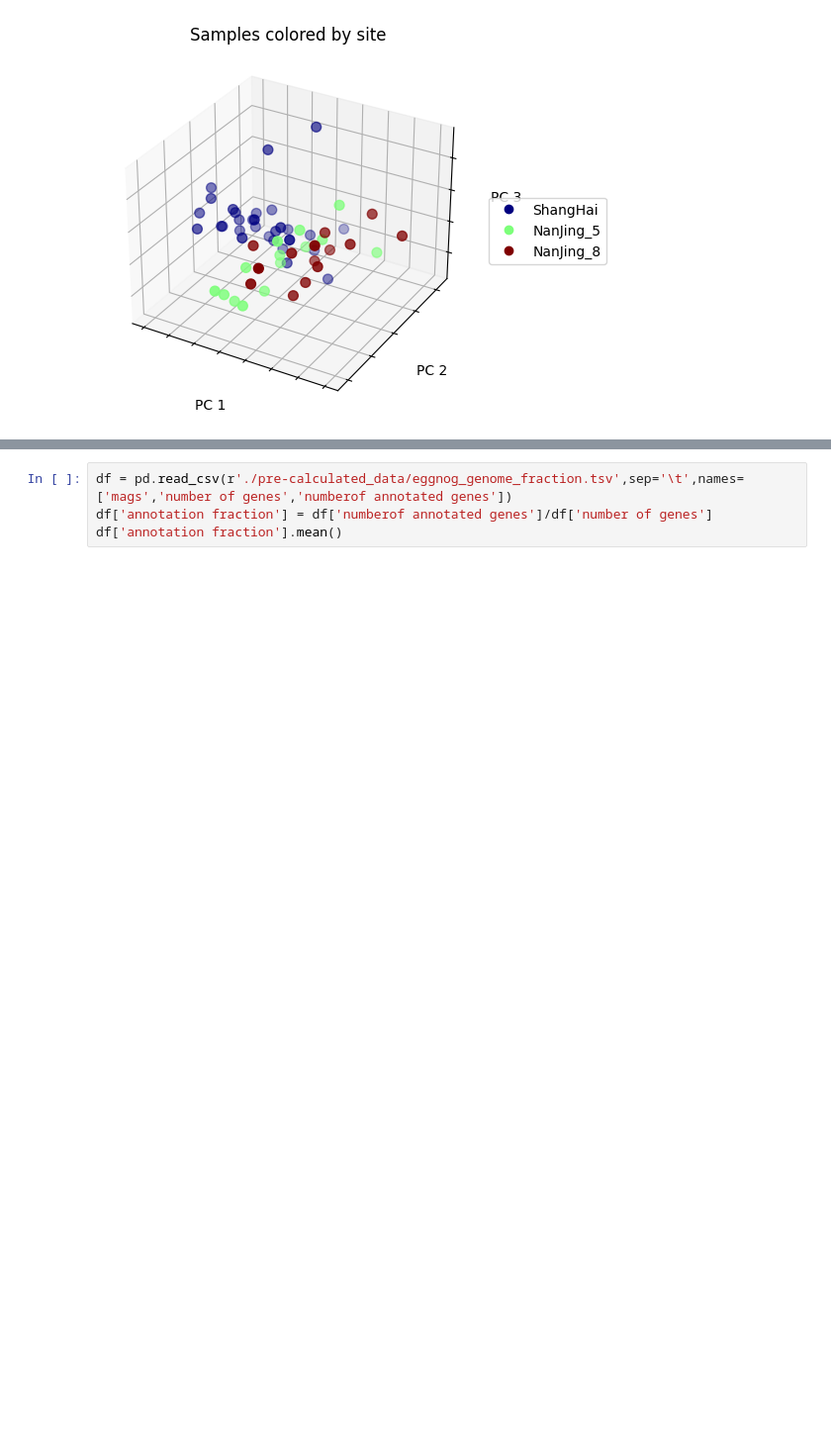
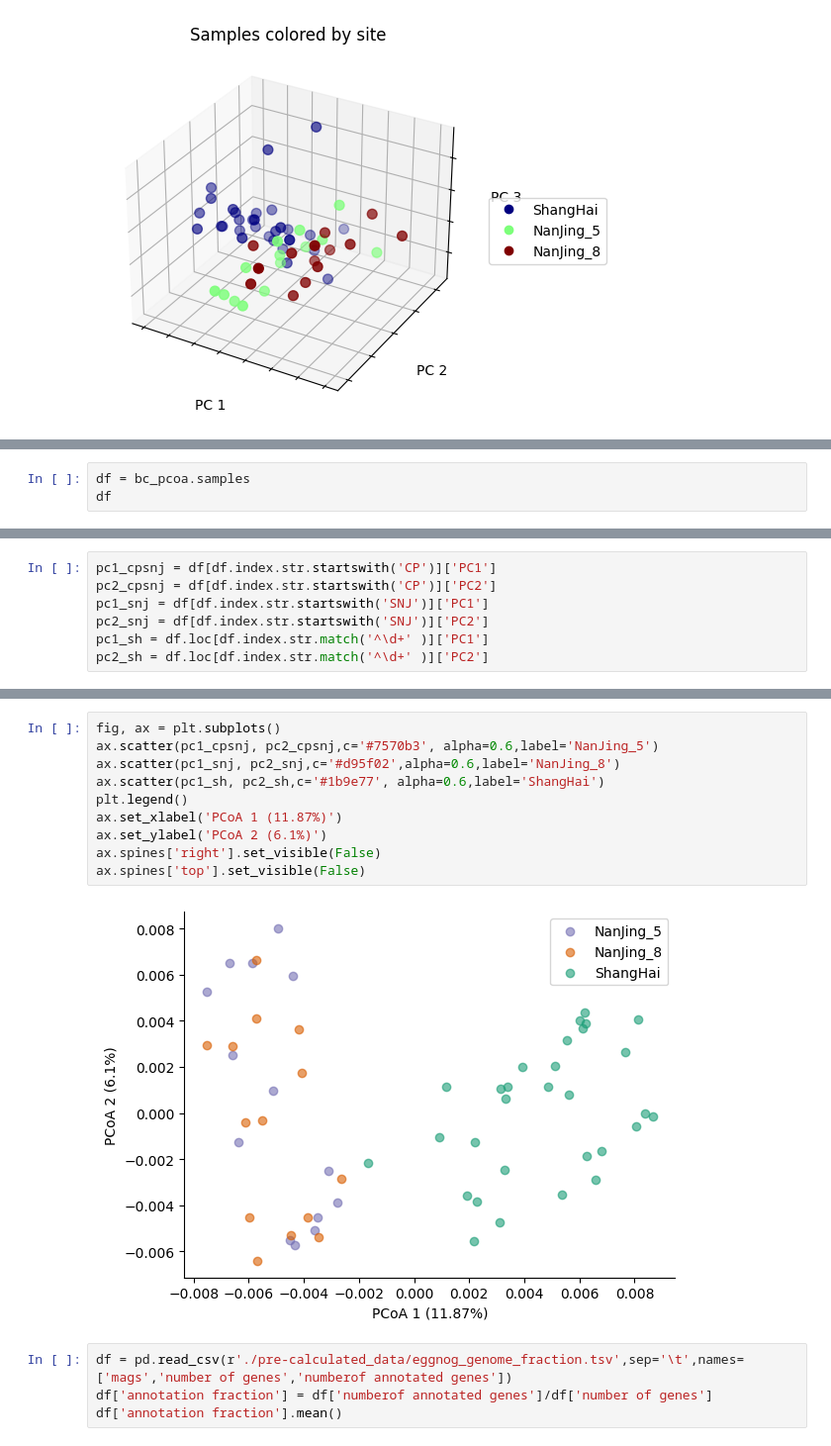
Before and after one commit to BigDataBiology/Duan2026_urban_soil, a Jupyter notebook: analysis/analysis.ipynb, the cells around one changed output, grey strips where cells are left out. Shown at 99% size. Cells and saved outputs as stored; diff of their text form; blank space fills up the shorter version.

```diff
--- a/analysis/analysis.ipynb
+++ b/analysis/analysis.ipynb
@@ -733,0 +889,3 @@ fig = bc_pc.plot(sample_meta, 'Site',
+# %%
+df = bc_pcoa.samples
+df
@@ -733,0 +911,7 @@ fig = bc_pc.plot(sample_meta, 'Site',
+# %%
+pc1_cpsnj = df[df.index.str.startswith('CP')]['PC1']
+pc2_cpsnj = df[df.index.str.startswith('CP')]['PC2']
+pc1_snj = df[df.index.str.startswith('SNJ')]['PC1']
+pc2_snj = df[df.index.str.startswith('SNJ')]['PC2']
+pc1_sh = df.loc[df.index.str.match('^\d+' )]['PC1']
+pc2_sh = df.loc[df.index.str.match('^\d+' )]['PC2']
@@ -734,3 +938,15 @@ fig = bc_pc.plot(sample_meta, 'Site',
+# %%
+fig, ax = plt.subplots()
+ax.scatter(pc1_cpsnj, pc2_cpsnj,c='#7570b3', alpha=0.6,label='NanJing_5')
+ax.scatter(pc1_snj, pc2_snj,c='#d95f02',alpha=0.6,label='NanJing_8')
+ax.scatter(pc1_sh, pc2_sh,c='#1b9e77', alpha=0.6,label='ShangHai')
+plt.legend()
+ax.set_xlabel('PCoA 1 (11.87%)')
+ax.set_ylabel('PCoA 2 (6.1%)')
+ax.spines['right'].set_visible(False)
+ax.spines['top'].set_visible(False)
+# %% [output]
+[figure, added]
 # %%
 df = pd.read_csv(r'./pre-calculated_data/eggnog_genome_fraction.tsv',sep='\t',names=['mags','number of genes','numberof annotated genes'])
 df['annotation fraction'] = df['numberof annotated genes']/df['number of genes']
```
Also changed, not shown: parts of 12 cells of this notebook, 2 other files.
